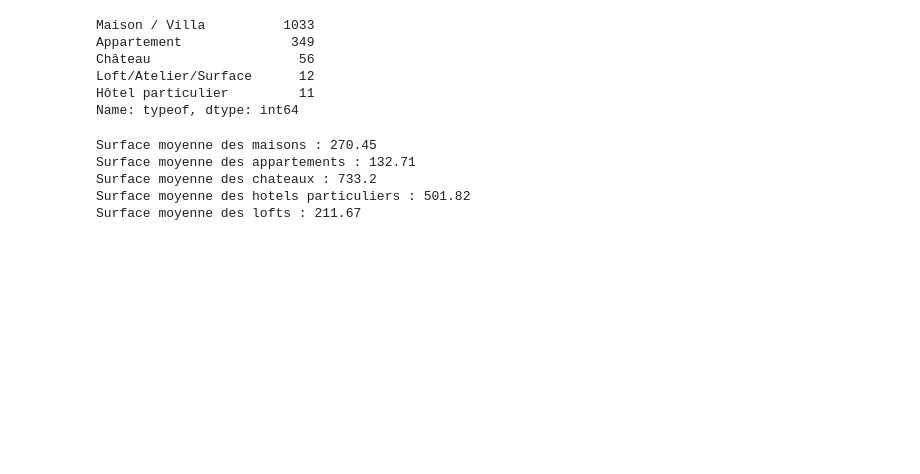
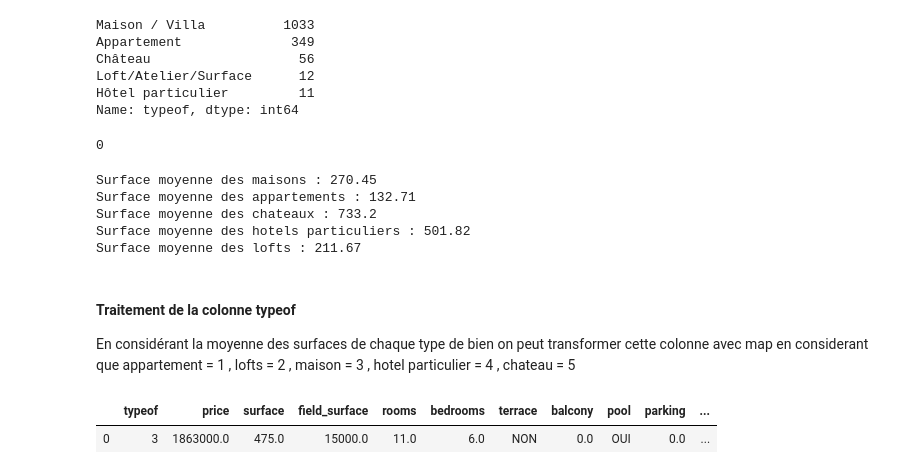
Before and after one commit to Simplon-IA-Bdx-1/realestate-alexis-bastien-clement-vincent, a Jupyter notebook: immos_analyse_data.ipynb, the cells around one changed output. Cells and saved outputs as stored; diff of their text form; code cells hidden in the pictures; blank space fills up the shorter version.

```diff
--- a/immos_analyse_data.ipynb
+++ b/immos_analyse_data.ipynb
@@ -509,8 +506,9 @@ surface_na
 Il semble que les biens dont les surfaces ne sont pas indiqués ont des surfaces modestes dont la taille n'est pas mise en avant par l'agence , mais il y'a aussi des biens trés onéreux dont la surface n'est pas indiqué et utiliser une médiane ou une moyenne ne semble pas trés judicieux ( on va se retrouver avec des biens trés cher et des surfaces modestes ce qui va nuire à la qualité du modèle ) , on va supprimer ces biens la par soucis de facilité
 # %%
 def remplace_na(dataset):
-    dataset["balcony"] = dataset["balcony"].fillna("None")
-    dataset["parking"] = dataset["parking"].fillna("None")
+    dataset["balcony"] = dataset["balcony"].fillna(0)
+    dataset["parking"] = dataset["parking"].fillna(0)
+
 
     # remplacer field_surface pour appartement & loft = 0 , pour les autres par la médiane
     dataset.loc[((dataset['typeof'] == 'Appartement') | (dataset['typeof'] == 'Loft/Atelier/Surface')) & (dataset['field_surface'].isnull()) ,'field_surface'] = 0
@@ -558,6 +556,10 @@ Château                   56
 Loft/Atelier/Surface      12
 Hôtel particulier         11
 Name: typeof, dtype: int64
+# %%
+data_full.typeof.isnull().sum()
+# %% [output]
+0
 # %%
 #Moyenne de la surface des biens de type "Maison/Villa"
 meansur_house =  data_full.loc[data_full['typeof'] == 'Maison / Villa']['surface'].mean()
@@ -577,3 +579,7 @@ Surface moyenne des appartements : 132.71
 Surface moyenne des chateaux : 733.2
 Surface moyenne des hotels particuliers : 501.82
 Surface moyenne des lofts : 211.67
+# %% [markdown]
+#### Traitement de la colonne typeof
+
+En considérant la moyenne des surfaces de chaque type de bien on peut transformer cette colonne avec map en considerant que appartement = 1 , lofts = 2 , maison = 3 , hotel particulier = 4 , chateau = 5
@@ -579,0 +588,5 @@ Surface moyenne des lofts : 211.67
+# %%
+data_full.head(1)
+# %% [output]
+|  | typeof | price | surface | field_surface | rooms | bedrooms | terrace | balcony | pool | parking | ... |
+| 0 | 3 | 1863000.0 | 475.0 | 15000.0 | 11.0 | 6.0 | NON | 0.0 | OUI | 0.0 | ... |
```
Also changed, not shown: parts of 22 cells of this notebook.
